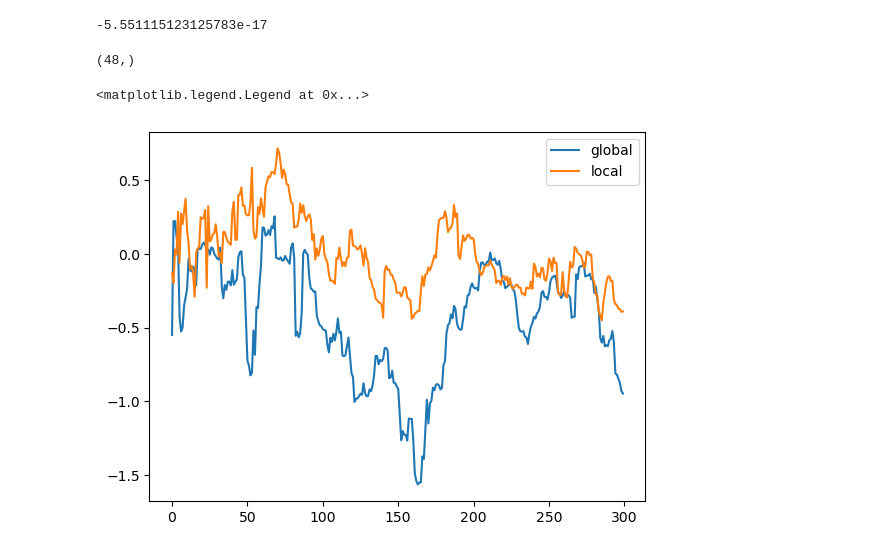
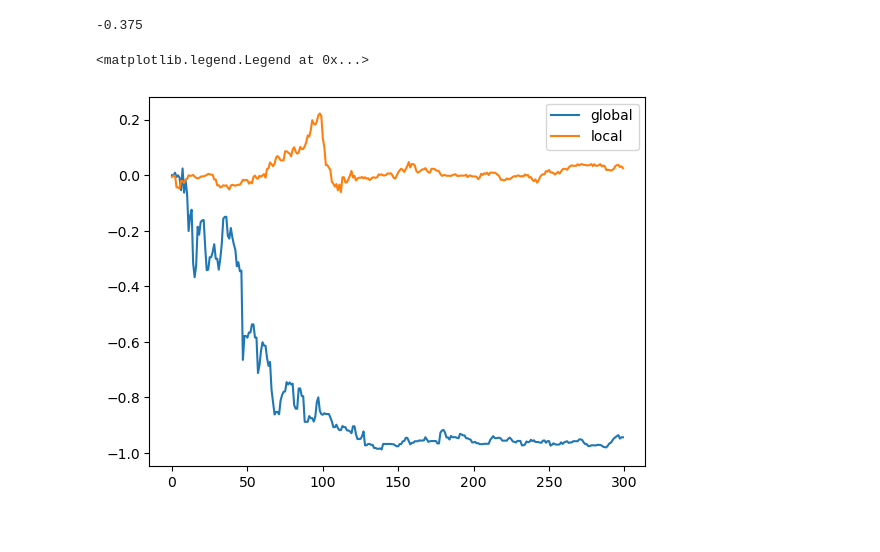
Before and after one commit to jgidi/quantum-barren-plateaus, a Jupyter notebook: notebooks/luciano/test_global_vs_local.ipynb, the cells around one changed output. Cells and saved outputs as stored; diff of their text form; code cells hidden in the pictures.

```diff
--- a/notebooks/luciano/test_global_vs_local.ipynb
+++ b/notebooks/luciano/test_global_vs_local.ipynb
@@ -12,6 +12,6 @@ from qubap.qiskit.luciano.variational_algorithms import VQE, energy_evaluation,
 from qubap.qiskit.jorge.tools import SPSA_calibrated, make_list_and_callback
 # %%
 num_qubits = 8
-hamiltonian_global = test_hamiltonian( num_qubits, [1,2,3] )
+hamiltonian_global = test_hamiltonian( num_qubits, [0,0,1] )
 hamiltonian_global
 # %% [output]
@@ -34,5 +32,5 @@ PauliSumOp(SparsePauliOp(['IIIIIIIX', 'IIIIIIXI', 'IIIIIXII', 'IIIIXIII', 'IIIXI
 # %%
-reps   = 2
+reps   = 0
 ansatz = EfficientSU2( num_qubits, ['ry','rz'], 'circular', reps ).decompose()
 ansatz.draw('mpl')
 # %% [output]
@@ -44,15 +42,12 @@ quantum_instance = QuantumInstance( AerSimulator() , shots = 2**4 )
 # %%
 energy_evaluation( hamiltonian_global, ansatz, pars, quantum_instance )
 # %% [output]
--5.551115123125783e-17
+-0.375
 # %%
 num_iters = 300
 # %%
 results_global = VQE( hamiltonian_global, ansatz, pars, num_iters, quantum_instance )
 data_global    = [ energy_evaluation( hamiltonian_global, ansatz, x, AerSimulator(method='statevector') ) for x in results_global ]
-# %%
-results_global[0].shape
-# %% [output]
-(48,)
 # %%
-data_global    = [ energy_evaluation( hamiltonian_global, ansatz, x, AerSimulator(method='statevector') ) for x in results_global ]
+results_shift = VQE_shift( hamiltonian_global, ansatz, pars, num_iters, num_iters//3, quantum_instance )
+data_shift    = [ energy_evaluation( hamiltonian_global, ansatz, x, AerSimulator(method='statevector') )  for x in results_shift ]
@@ -67,8 +54,8 @@ data_global_after_local    = [ energy_evaluation( hamiltonian_global, ansatz, x,
 # %%
 plt.plot( data_global )
-plt.plot( np.append(data_local,data_global_after_local) )
+plt.plot( data_shift  )
 # plt.hlines( classical_solution, 0, num_iters, 'r' )
 plt.legend(['global','local'])
 # %% [output]
 <matplotlib.legend.Legend at 0x...>
-[figure, old version]
+[figure, new version]
```
Also changed, not shown: parts of 7 cells of this notebook, 2 other files.
